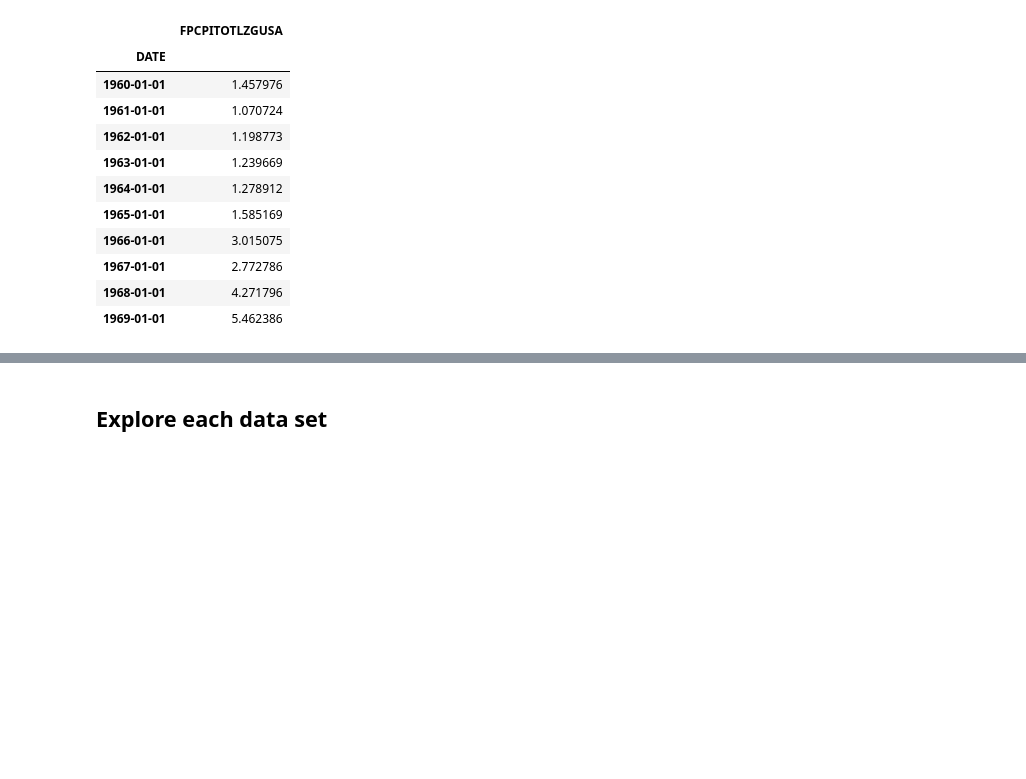
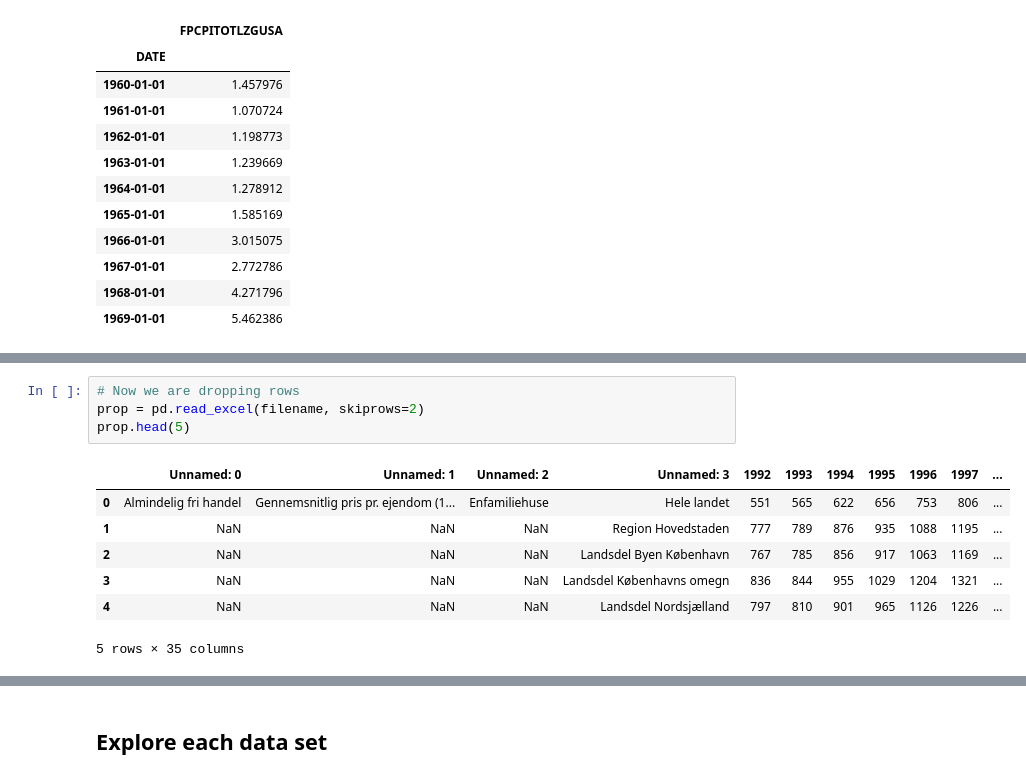
Before and after one commit to NumEconCopenhagen/projects-2023-jps, a Jupyter notebook: dataproject/dataproject.ipynb, the cells around one changed output, grey strips where cells are left out. Saved outputs shown, nothing was run; the diff lists cells and outputs as text; blank space fills up the shorter version.

```diff
--- a/dataproject/dataproject.ipynb
+++ b/dataproject/dataproject.ipynb
@@ -115,0 +115,12 @@ empl_us.head(13)
+# %%
+# Now we are dropping rows
+prop = pd.read_excel(filename, skiprows=2)
+prop.head(5)
+# %% [output]
+|  | Unnamed: 0 | Unnamed: 1 | Unnamed: 2 | Unnamed: 3 | 1992 | 1993 | 1994 | 1995 | 1996 | 1997 | ... |
+| 0 | Almindelig fri handel | Gennemsnitlig pris pr. ejendom (1... | Enfamiliehuse | Hele landet | 551 | 565 | 622 | 656 | 753 | 806 | ... |
+| 1 | NaN | NaN | NaN | Region Hovedstaden | 777 | 789 | 876 | 935 | 1088 | 1195 | ... |
+| 2 | NaN | NaN | NaN | Landsdel Byen København | 767 | 785 | 856 | 917 | 1063 | 1169 | ... |
+| 3 | NaN | NaN | NaN | Landsdel Københavns omegn | 836 | 844 | 955 | 1029 | 1204 | 1321 | ... |
+| 4 | NaN | NaN | NaN | Landsdel Nordsjælland | 797 | 810 | 901 | 965 | 1126 | 1226 | ... |
+5 rows × 35 columns
```
Also changed, not shown: parts of 12 cells of this notebook, 2 other files.
